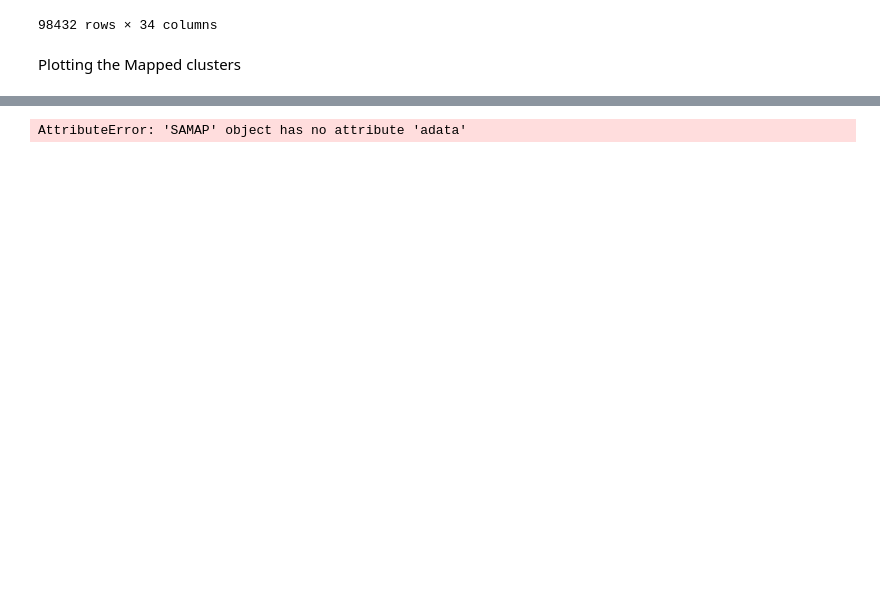
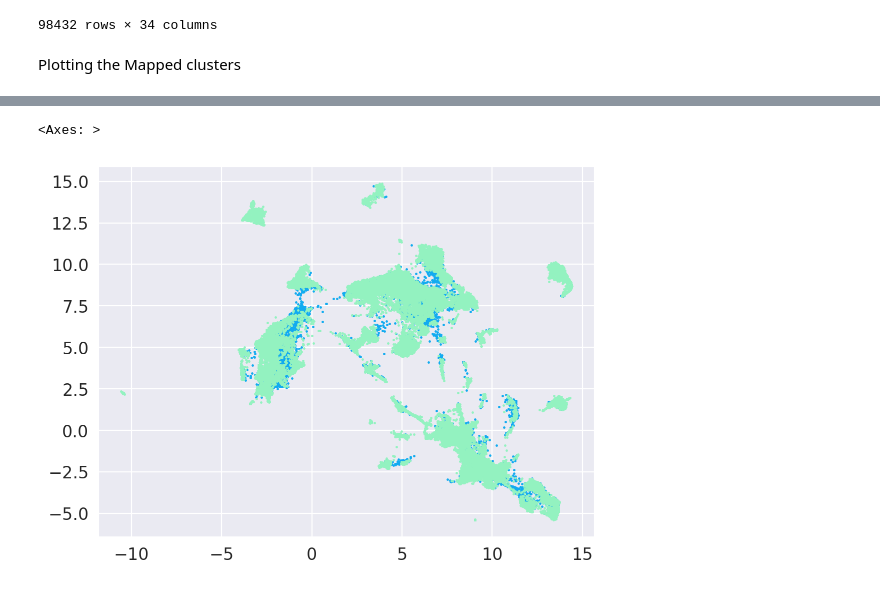
Before and after one commit to Nikhilesh-Vasanthakumar/Immune-Complexity-and-Regenerative-Dynamics-in-Pleurodeles-waltl, a Jupyter notebook: Samap_test_script.ipynb, the cells around one changed output, grey strips where cells are left out. Cells and saved outputs as stored; diff of their text form; code cells hidden in the pictures; blank space fills up the shorter version.

```diff
--- a/Samap_test_script.ipynb
+++ b/Samap_test_script.ipynb
@@ -468,3 +468,5 @@ ValueError: Cannot set a DataFrame with multiple columns to the single column pw
 # %%
+sm.scatter()
 # %% [output]
-AttributeError: 'SAMAP' object has no attribute 'adata'
+<Axes: >
+[figure, added]
```
Also changed, not shown: parts of 34 cells of this notebook, 9 other files.
